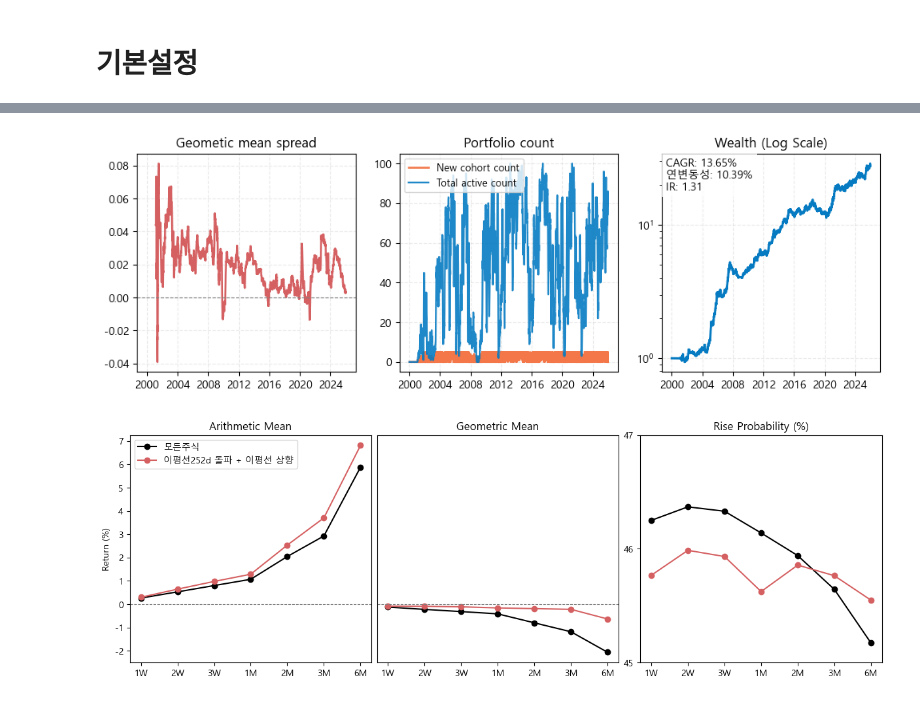
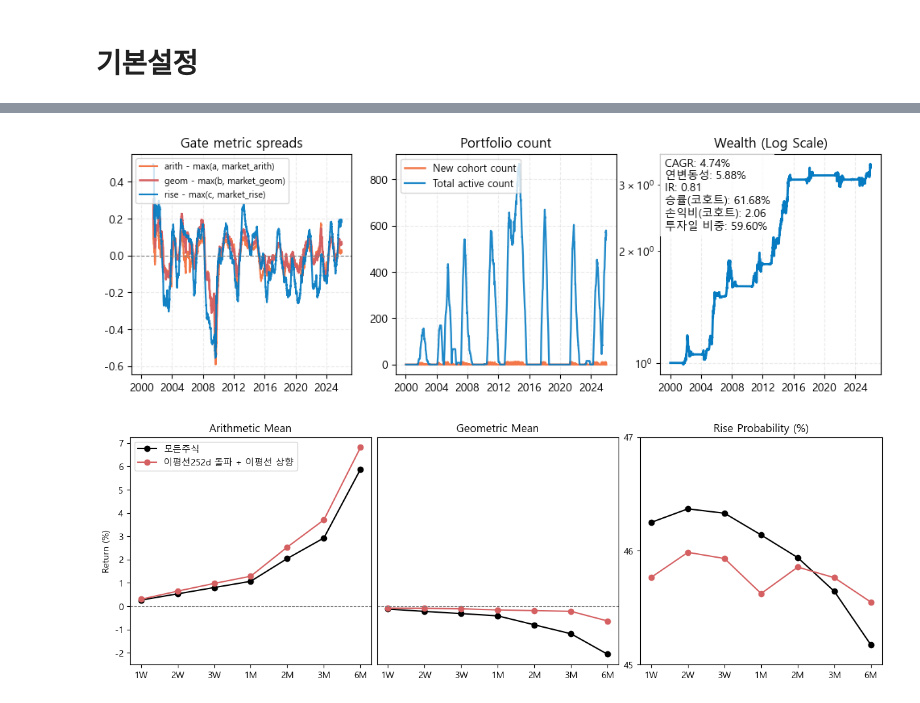
Before and after one commit to gem763/metricstudio, a Jupyter notebook: 테스트.ipynb, the cells around one changed output, grey strips where cells are left out. Drawn from its saved outputs; the diff is of its cells as text; code cells hidden in the pictures.

```diff
--- a/테스트.ipynb
+++ b/테스트.ipynb
@@ -27,0 +60,12 @@ stats.plot_history(horizon='1M', patterns=['모든주식', '볼린저돌파 + 52
+# %%
+simul = bt.run(
+    pattern="볼린저돌파 + 52주 고가",
+    target_horizon=120,
+    aggregate_lookback=120,
+    fallback_exposure=1,
+    trade_price_mode='당일종가',
+    gate_use_arith=True,
+    gate_use_geom=True,
+    gate_use_rise=True,
+)
+simul.plot()
@@ -28,17 +74,22 @@ stats.plot_history(horizon='1M', patterns=['모든주식', '볼린저돌파 + 52
 # %%
 simul = bt.run(
     pattern="볼린저돌파 + 52주 고가",
-    target_horizon=20,
-    aggregate_lookback=250,
-    fallback_exposure=1,
-    cohort_top_n=5,
-    top_n_type="liquidity",
-    marketcap_top_pct=0.7,
-    trade_price_mode='당일종가'
+    target_horizon=120,
+    aggregate_lookback=120,
+    fallback_exposure=0,
+    trade_price_mode='당일종가',
+    gate_use_arith=True,
+    gate_use_geom=True,
+    gate_use_rise=True,
+    # gate_geom_min=0.02,
+    # gate_arith_min=0.02,
+    # gate_rise_min=0.55,
+    # stop_loss_pct=0.05,
+    # take_profit_pct=0.5,
 )
 simul.plot()
 # %% [output]
-[figure, old version]
+[figure, new version]
 # %%
 ma = Trending(name='이평선252d 돌파').on(trigger='breakout_up', window=252, cooldown_days=3)
 ma_u = Trending(name='이평선 상향').on(trigger='ma_trend_up', window=252, cooldown_days=3)
```
Also changed, not shown: parts of 5 cells of this notebook, 18 other files.
